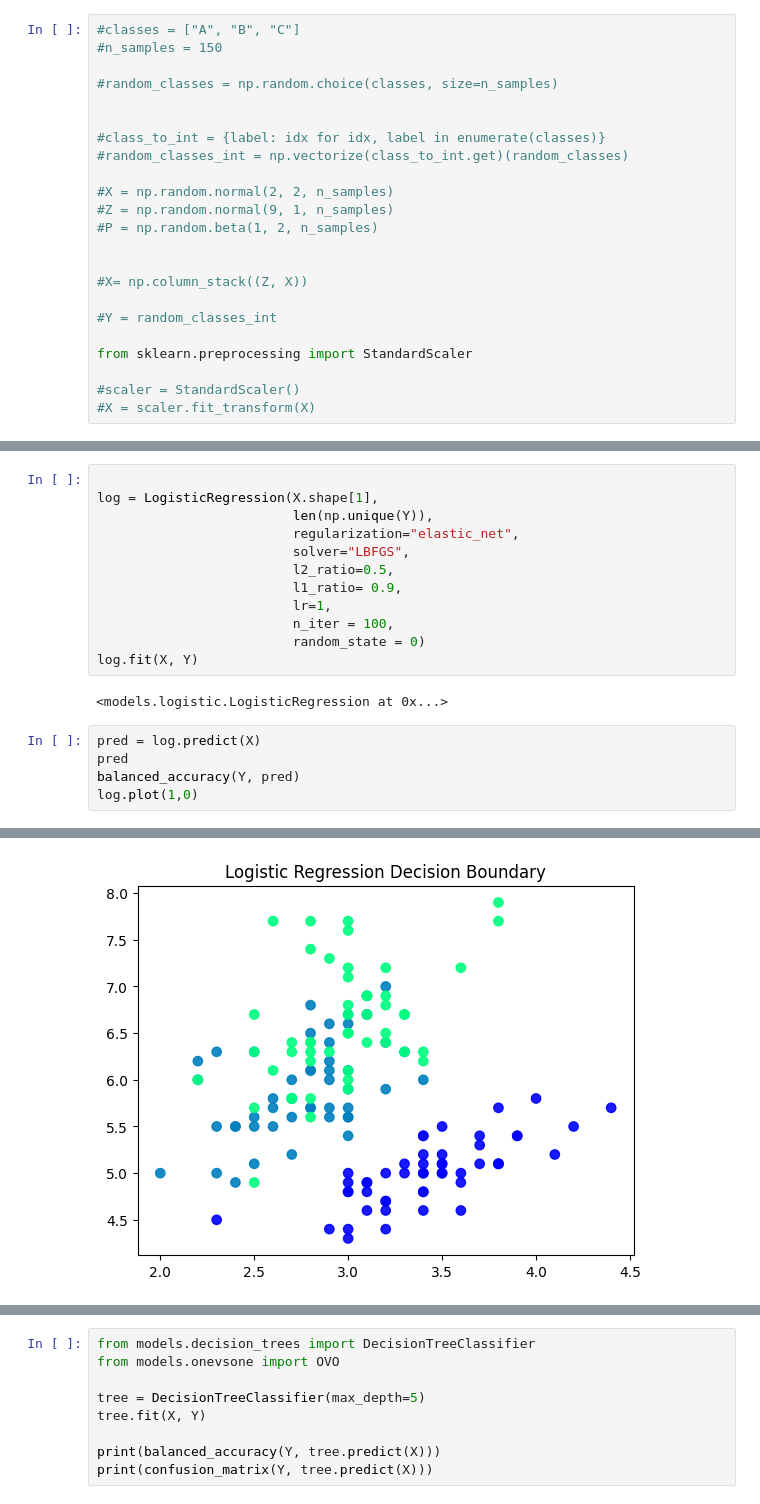
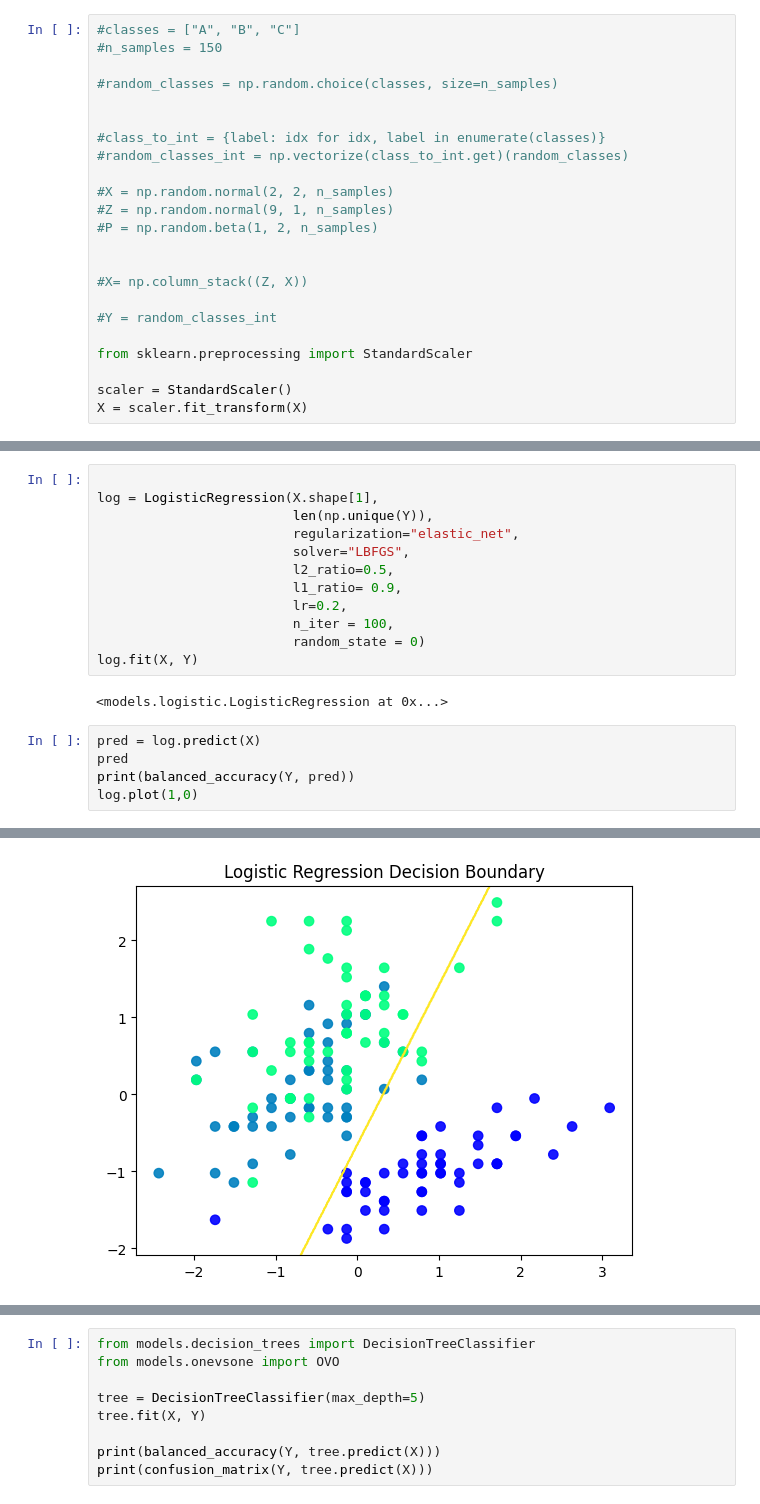
Before and after one commit to KawaMaciej/Modeling-framework, a Jupyter notebook: linear_regression_testing.ipynb, the cells around one changed output, grey strips where cells are left out. Cells and saved outputs as stored; diff of their text form.

```diff
--- a/linear_regression_testing.ipynb
+++ b/linear_regression_testing.ipynb
@@ -120,8 +123,8 @@ array([7.87187450e-04, 2.29645347e-04, 2.68422712e-04, 1.92947423e-05,
 
 from sklearn.preprocessing import StandardScaler
 
-#scaler = StandardScaler()
-#X = scaler.fit_transform(X)
+scaler = StandardScaler()
+X = scaler.fit_transform(X)
 # %%
 import pandas as pd
 
@@ -134,7 +137,7 @@ log = LogisticRegression(X.shape[1],
                          solver="LBFGS",
                          l2_ratio=0.5,
                          l1_ratio= 0.9,
-                         lr=1,
+                         lr=0.2,
                          n_iter = 100,
                          random_state = 0)
 log.fit(X, Y)
@@ -143,6 +146,6 @@ log.fit(X, Y)
 # %%
 pred = log.predict(X)
 pred
-balanced_accuracy(Y, pred)
+print(balanced_accuracy(Y, pred))
 log.plot(1,0)
 # %% [output]
@@ -149,4 +153,4 @@ log.plot(1,0)
-[figure, old version]
+[figure, new version]
 # %%
 log.theta
 # %% [output]
```
Also changed, not shown: parts of 8 cells of this notebook, 7 other files.
